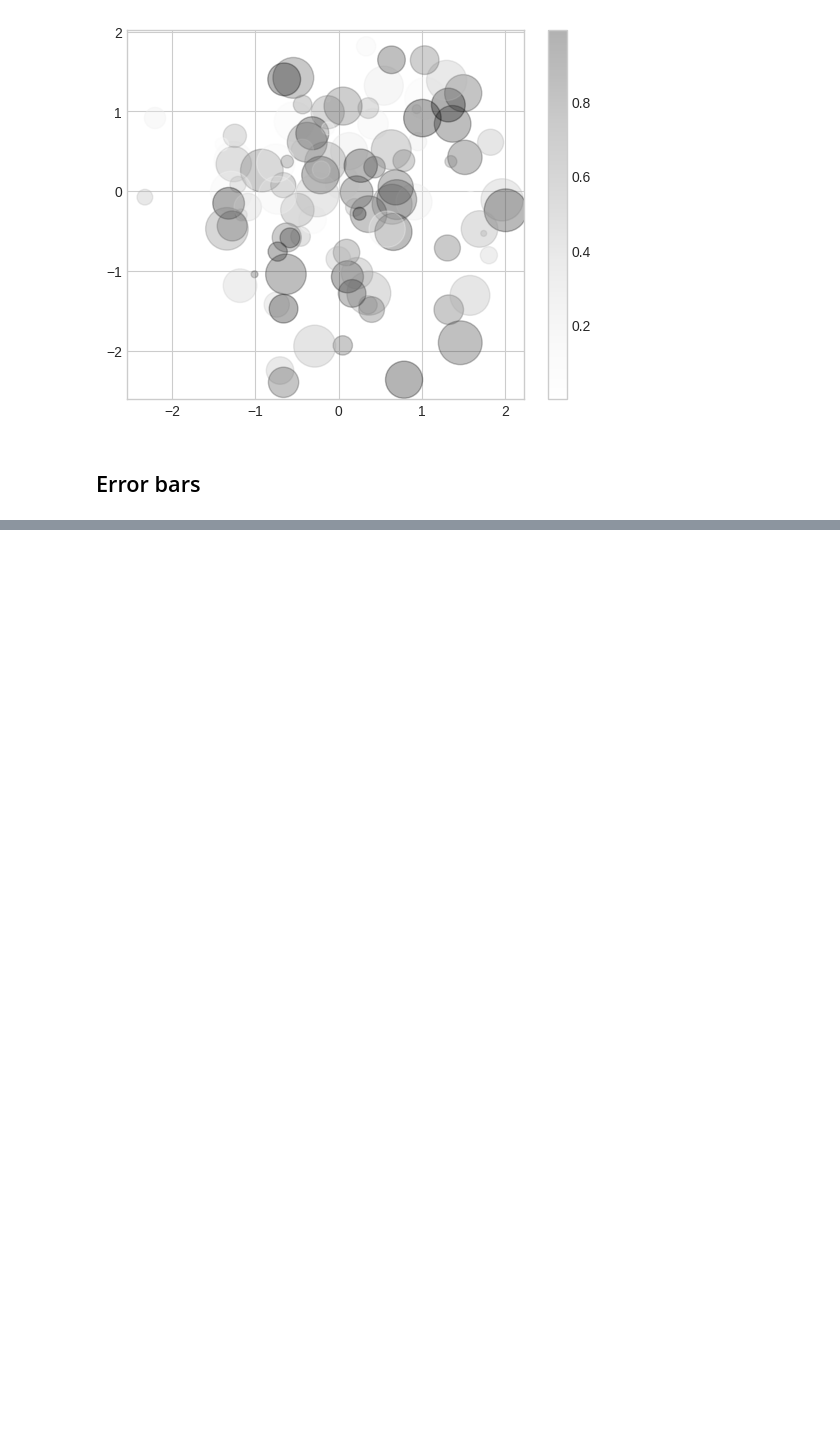
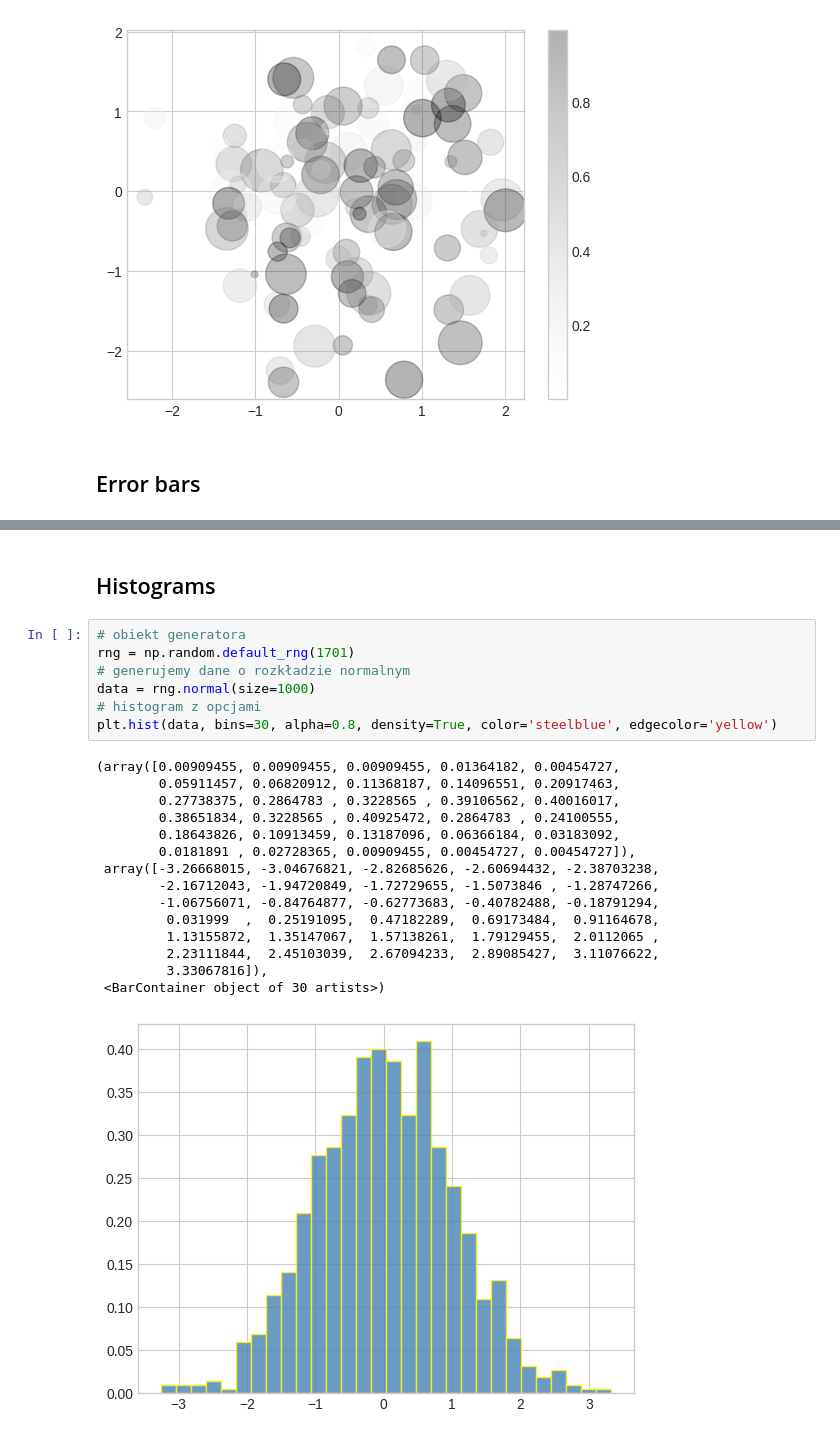
Before and after one commit to SlawCzech/matplot_exercises, a Jupyter notebook: matplot_basic.ipynb, the cells around one changed output, grey strips where cells are left out. Saved outputs shown, nothing was run; the diff lists cells and outputs as text; blank space fills up the shorter version.

Commit message:
histograms

```diff
--- a/matplot_basic.ipynb
+++ b/matplot_basic.ipynb
@@ -121,0 +122,25 @@ plt.errorbar(x, y, yerr=dy, fmt='o', color='orange', ecolor='green', elinewidth=
+# %% [markdown]
+## Histograms
+# %%
+# obiekt generatora
+rng = np.random.default_rng(1701)
+# generujemy dane o rozkładzie normalnym
+data = rng.normal(size=1000)
+# histogram z opcjami
+plt.hist(data, bins=30, alpha=0.8, density=True, color='steelblue', edgecolor='yellow')
+# %% [output]
+(array([0.00909455, 0.00909455, 0.00909455, 0.01364182, 0.00454727,
+        0.05911457, 0.06820912, 0.11368187, 0.14096551, 0.20917463,
+        0.27738375, 0.2864783 , 0.3228565 , 0.39106562, 0.40016017,
+        0.38651834, 0.3228565 , 0.40925472, 0.2864783 , 0.24100555,
+        0.18643826, 0.10913459, 0.13187096, 0.06366184, 0.03183092,
+        0.0181891 , 0.02728365, 0.00909455, 0.00454727, 0.00454727]),
+ array([-3.26668015, -3.04676821, -2.82685626, -2.60694432, -2.38703238,
+        -2.16712043, -1.94720849, -1.72729655, -1.5073846 , -1.28747266,
+        -1.06756071, -0.84764877, -0.62773683, -0.40782488, -0.18791294,
+         0.031999  ,  0.25191095,  0.47182289,  0.69173484,  0.91164678,
+         1.13155872,  1.35147067,  1.57138261,  1.79129455,  2.0112065 ,
+         2.23111844,  2.45103039,  2.67094233,  2.89085427,  3.11076622,
+         3.33067816]),
+ <BarContainer object of 30 artists>)
+[figure, added]
```
Also changed, not shown: parts of 3 cells of this notebook.
